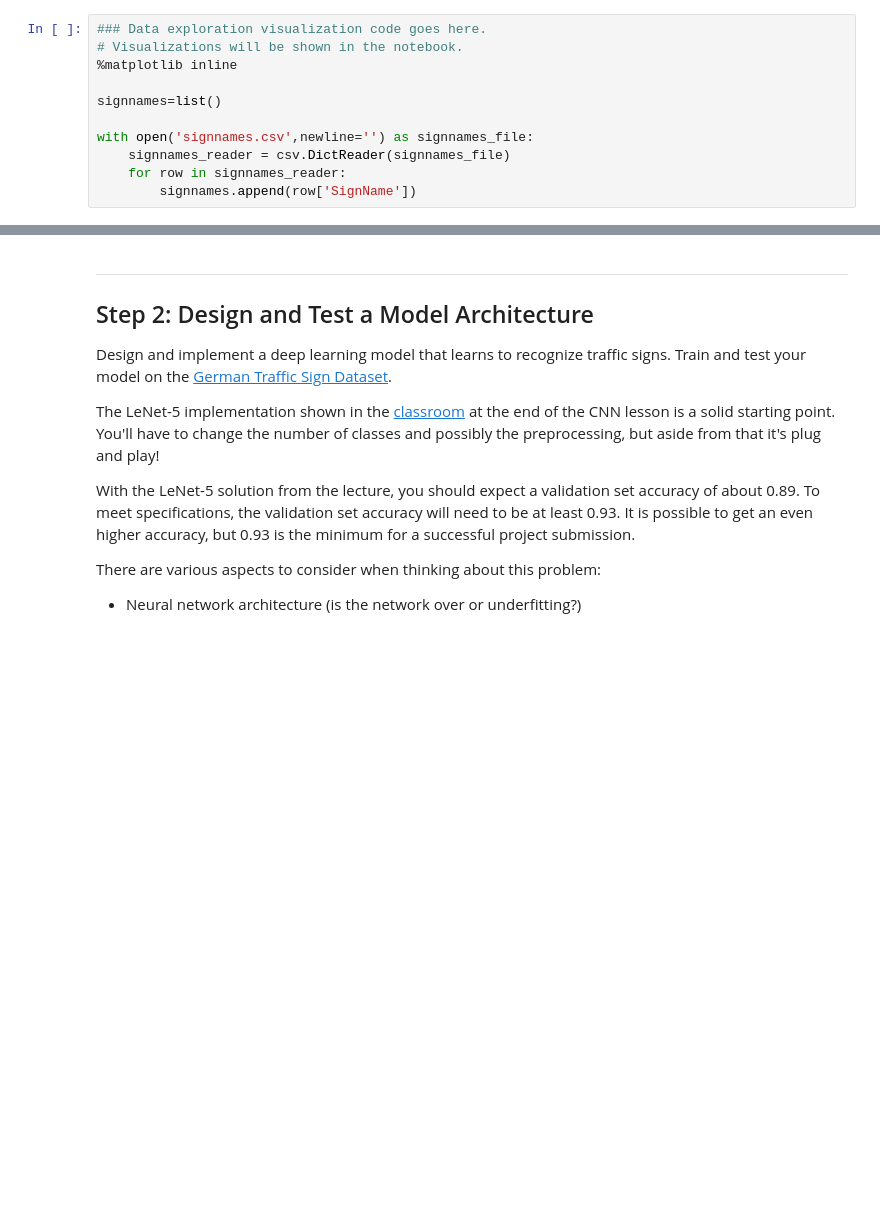
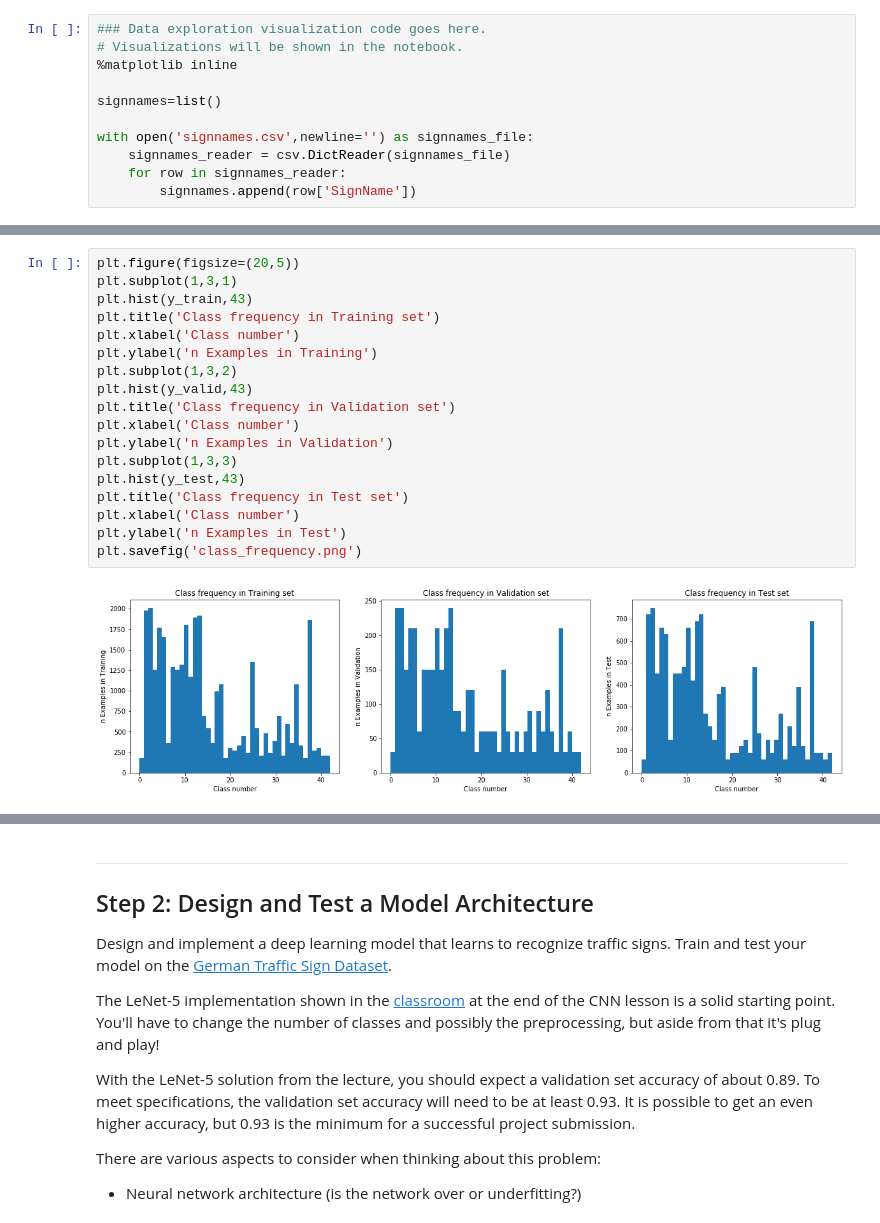
Before and after one commit to NachoCM/CarND-Traffic-Sign-Classifier, a Jupyter notebook: Traffic_Sign_Classifier.ipynb, the cells around one changed output, grey strips where cells are left out. Drawn from its saved outputs; the diff is of its cells as text; blank space fills up the shorter version.

Commit message:
Ran on test set, additional images

```diff
--- a/Traffic_Sign_Classifier.ipynb
+++ b/Traffic_Sign_Classifier.ipynb
@@ -129,0 +130,20 @@ plt.savefig('sign_samples.png')
+# %%
+plt.figure(figsize=(20,5))
+plt.subplot(1,3,1)
+plt.hist(y_train,43)
+plt.title('Class frequency in Training set')
+plt.xlabel('Class number')
+plt.ylabel('n Examples in Training')
+plt.subplot(1,3,2)
+plt.hist(y_valid,43)
+plt.title('Class frequency in Validation set')
+plt.xlabel('Class number')
+plt.ylabel('n Examples in Validation')
+plt.subplot(1,3,3)
+plt.hist(y_test,43)
+plt.title('Class frequency in Test set')
+plt.xlabel('Class number')
+plt.ylabel('n Examples in Test')
+plt.savefig('class_frequency.png')
+# %% [output]
+[figure, added]
```
Also changed, not shown: parts of 33 cells of this notebook, 32 other files.
